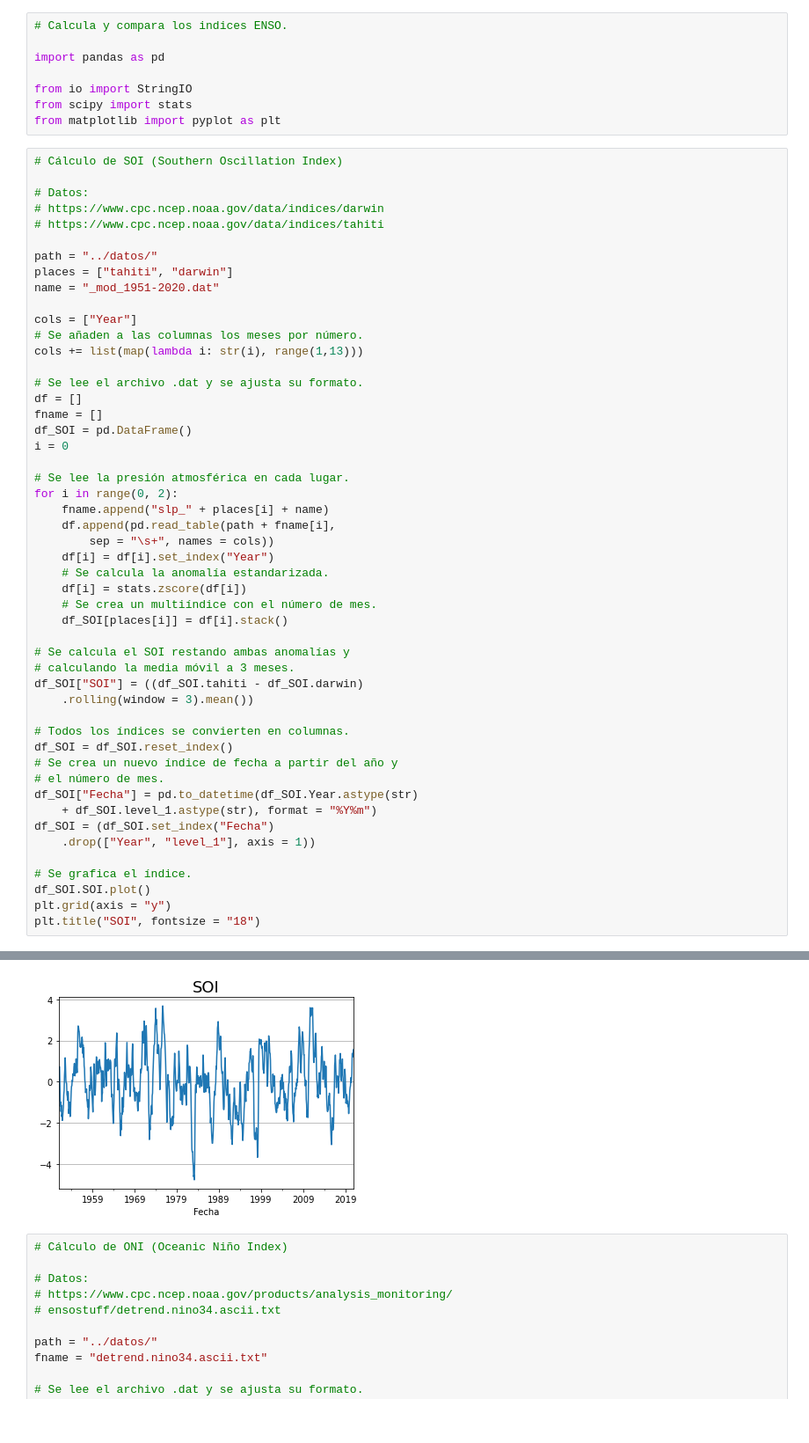
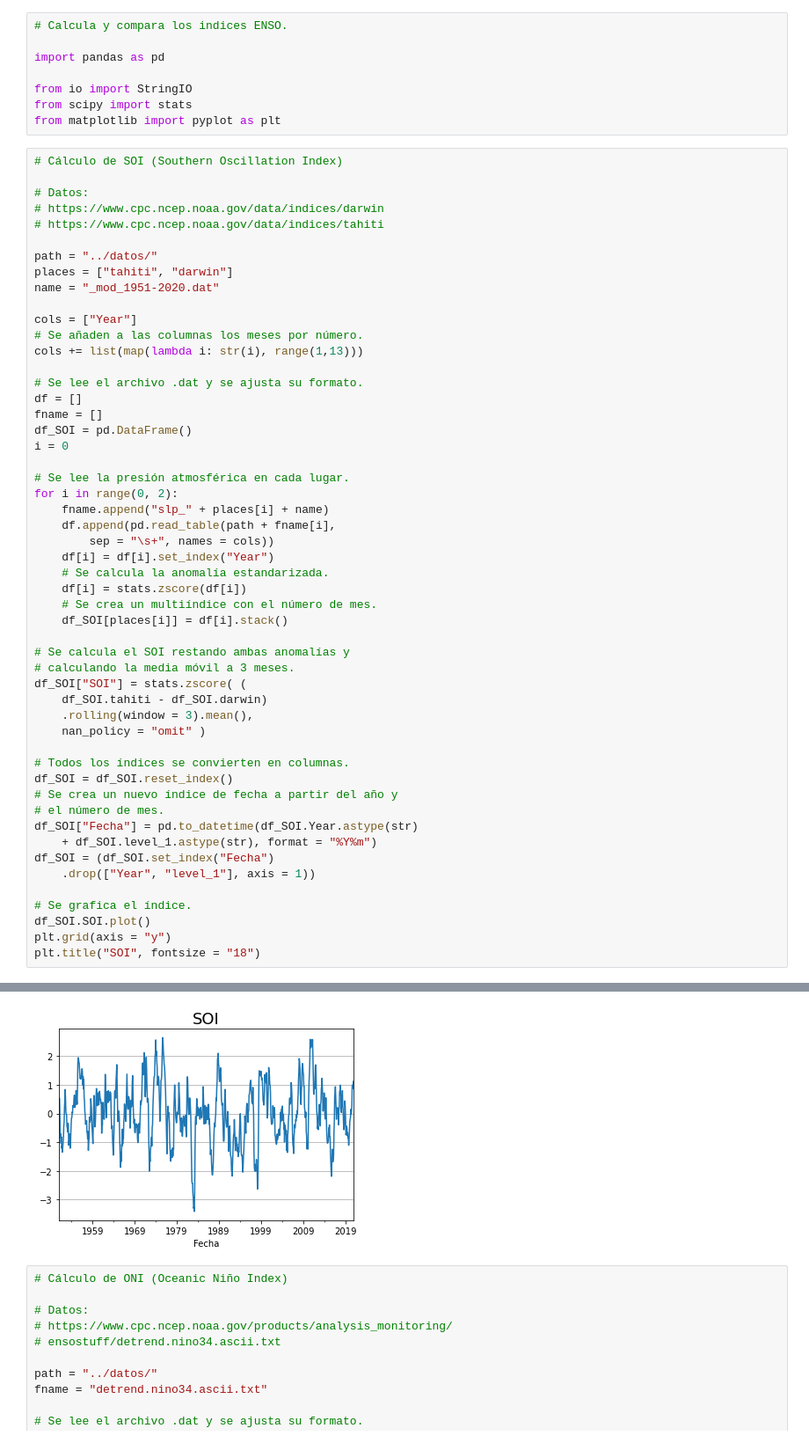
Before and after one commit to rodrigoms95/analisis-datos-22-1, a Jupyter notebook: code/ENSO.ipynb, the cells around one changed output, grey strips where cells are left out. Shown at 88% size. Cells and saved outputs as stored; diff of their text form.

```diff
--- a/code/ENSO.ipynb
+++ b/code/ENSO.ipynb
@@ -29,36 +29,38 @@ i = 0
 
 # Se lee la presión atmosférica en cada lugar.
 for i in range(0, 2):
     fname.append("slp_" + places[i] + name)
     df.append(pd.read_table(path + fname[i],
         sep = "\s+", names = cols))
     df[i] = df[i].set_index("Year")
     # Se calcula la anomalía estandarizada.
     df[i] = stats.zscore(df[i])
     # Se crea un multiíndice con el número de mes.
     df_SOI[places[i]] = df[i].stack()
 
 # Se calcula el SOI restando ambas anomalías y
 # calculando la media móvil a 3 meses.
-df_SOI["SOI"] = ((df_SOI.tahiti - df_SOI.darwin)
-    .rolling(window = 3).mean())
+df_SOI["SOI"] = stats.zscore( (
+    df_SOI.tahiti - df_SOI.darwin)
+    .rolling(window = 3).mean(),
+    nan_policy = "omit" )
 
 # Todos los índices se convierten en columnas.
 df_SOI = df_SOI.reset_index()
 # Se crea un nuevo índice de fecha a partir del año y
 # el número de mes.
 df_SOI["Fecha"] = pd.to_datetime(df_SOI.Year.astype(str)
     + df_SOI.level_1.astype(str), format = "%Y%m")
 df_SOI = (df_SOI.set_index("Fecha")
     .drop(["Year", "level_1"], axis = 1))
 
 # Se grafica el índice.
 df_SOI.SOI.plot()
 plt.grid(axis = "y")
 plt.title("SOI", fontsize = "18")
 # %% [output]
 Text(0.5, 1.0, 'SOI')
-[figure, old version]
+[figure, new version]
 # %%
 # Cálculo de ONI (Oceanic Niño Index)
 
```
Also changed, not shown: parts of 1 cell of this notebook, 2 other files.
